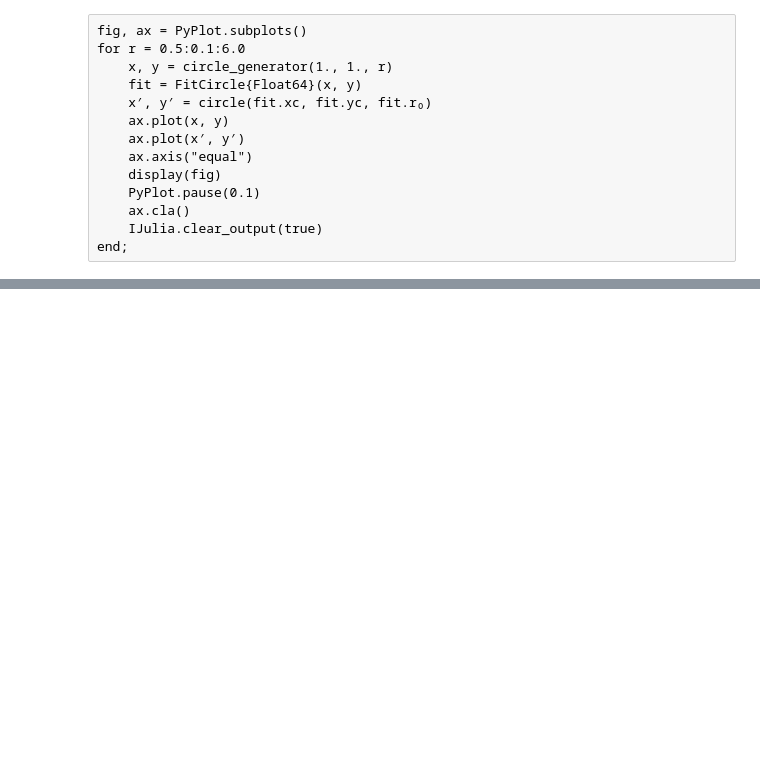
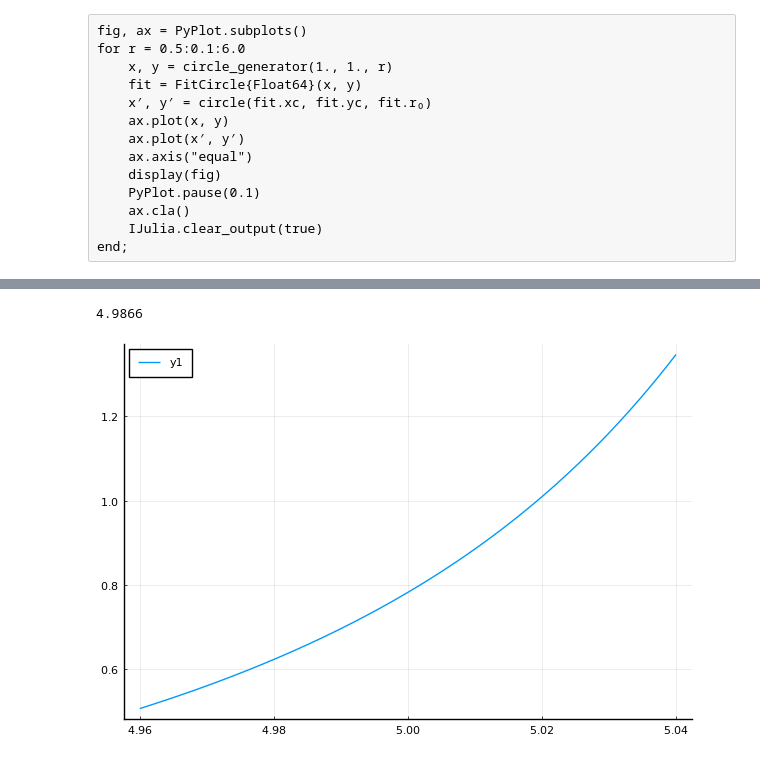
Before and after one commit to aarontrowbridge/cQED, a Jupyter notebook: STS/Untitled.ipynb, the cells around one changed output, grey strips where cells are left out. Drawn from its saved outputs; the diff is of its cells as text; code cells hidden in the pictures; blank space fills up the shorter version.

```diff
--- a/STS/Untitled.ipynb
+++ b/STS/Untitled.ipynb
@@ -106,0 +90,4 @@ resfit.Ql
+# %%
+fs[argmin(abs.(normed_zs))]
+# %% [output]
+4.9866
@@ -106,0 +97,4 @@ resfit.Ql
+# %%
+plot(fs, phase.(fs))
+# %% [output]
+[figure, added]
```
Also changed, not shown: parts of 9 cells of this notebook, 2 other files.
